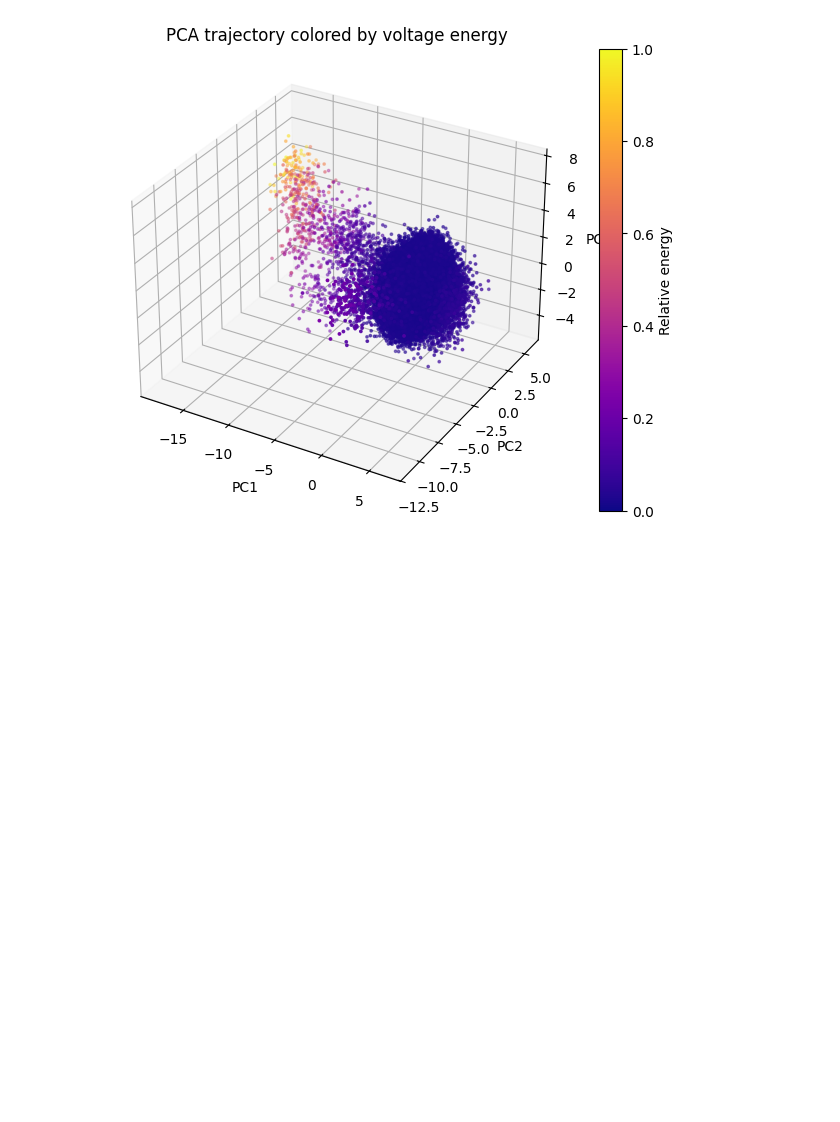
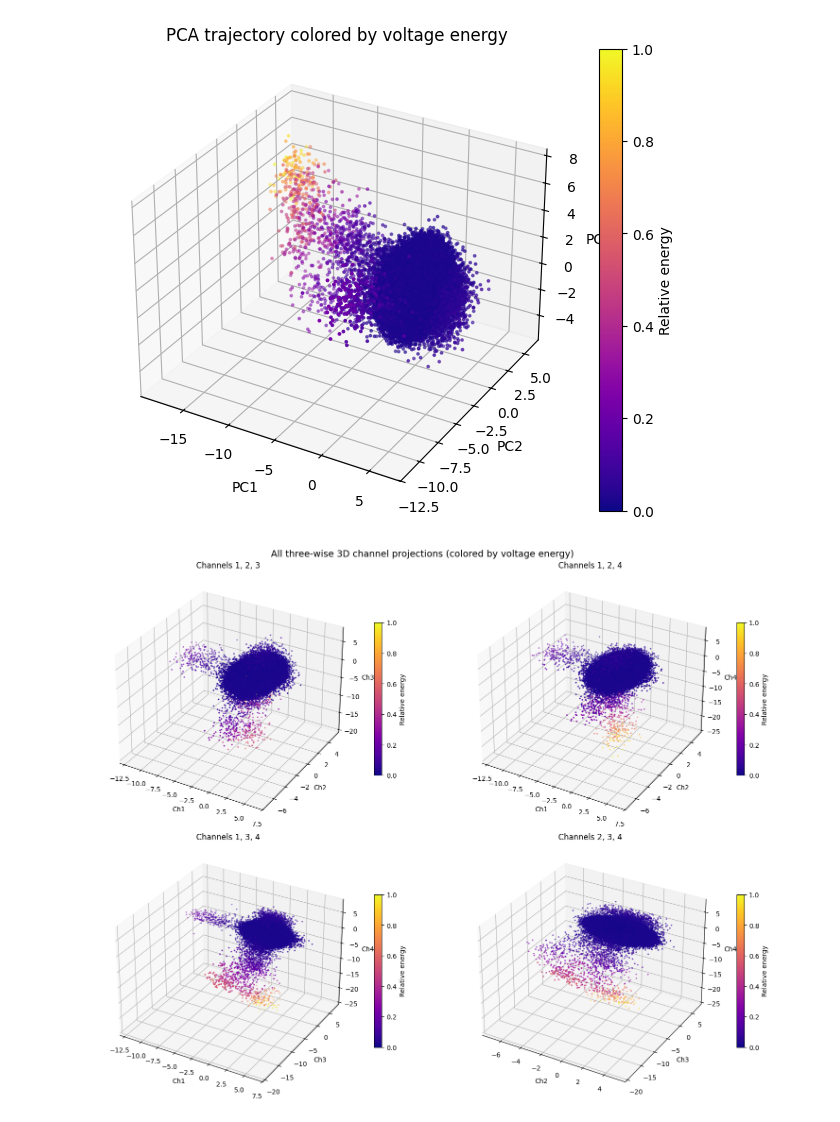
Before and after one commit to mariakesa/MITNeuralComputation, a Jupyter notebook: ScottLindermanBook/spike_sorting_by_clustering.ipynb, the cells around one changed output. Cells and saved outputs as stored; diff of their text form; code cells hidden in the pictures; blank space fills up the shorter version.

```diff
--- a/ScottLindermanBook/spike_sorting_by_clustering.ipynb
+++ b/ScottLindermanBook/spike_sorting_by_clustering.ipynb
@@ -217,3 +217,40 @@ fig.colorbar(p, ax=ax, label="Relative energy")
 plt.show()
 # %% [output]
 [figure]
+# %%
+import itertools
+import matplotlib.pyplot as plt
+from mpl_toolkits.mplot3d import Axes3D
+
+# 3D projections of raw 4-channel data
+combos = list(itertools.combinations(range(4), 3))
+stride = 10  # downsample for clarity
+X_sampled = X_centered[::stride]
+
+# color points by total voltage energy
+energy = np.sum(X_sampled**2, axis=1)
+energy = (energy - energy.min()) / (energy.max() - energy.min())
+
+fig = plt.figure(figsize=(16, 12))
+
+for i, (a, b, c) in enumerate(combos, 1):
+    ax = fig.add_subplot(2, 2, i, projection="3d")
+    p = ax.scatter(
+        X_sampled[:, a],
+        X_sampled[:, b],
+        X_sampled[:, c],
+        c=energy,
+        cmap="plasma",
+        s=2
+    )
+    ax.set_xlabel(f"Ch{a+1}")
+    ax.set_ylabel(f"Ch{b+1}")
+    ax.set_zlabel(f"Ch{c+1}")
+    ax.set_title(f"Channels {a+1}, {b+1}, {c+1}")
+    fig.colorbar(p, ax=ax, shrink=0.6, label="Relative energy")
+
+plt.suptitle("All three-wise 3D channel projections (colored by voltage energy)", fontsize=14)
+plt.tight_layout()
+plt.show()
+# %% [output]
+[figure, added]
```
Also changed, not shown: parts of 9 cells of this notebook, 7 other files.
